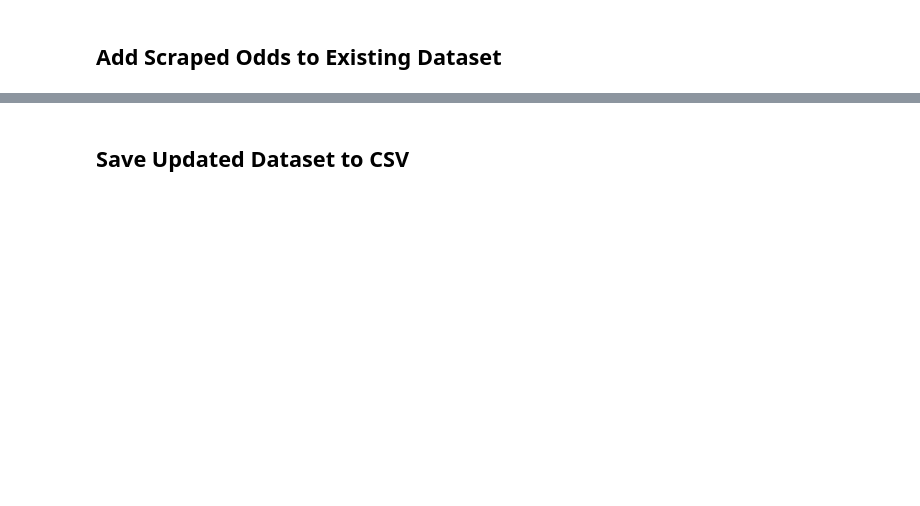
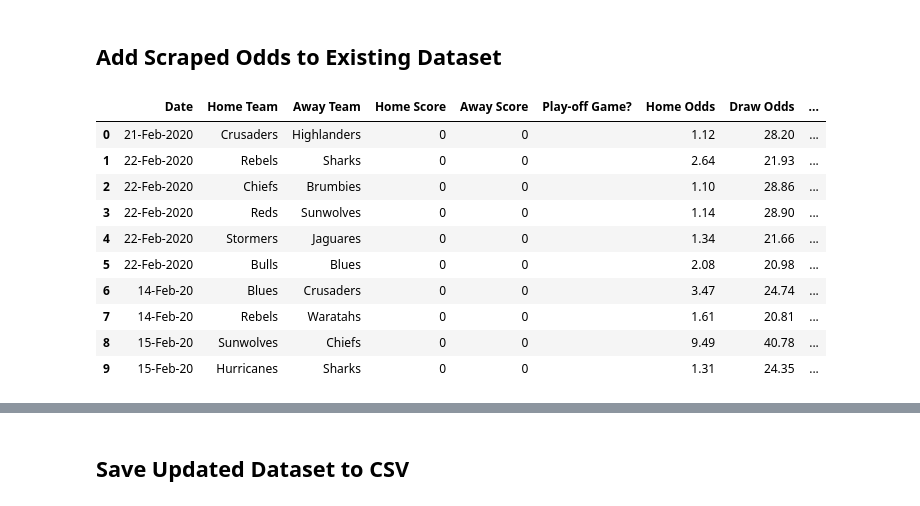
Before and after one commit to kieranbd/superrugby-predictor, a Jupyter notebook: 1_scraper.ipynb, the cells around one changed output, grey strips where cells are left out. Drawn from its saved outputs; the diff is of its cells as text; code cells hidden in the pictures; blank space fills up the shorter version.

```diff
--- a/1_scraper.ipynb
+++ b/1_scraper.ipynb
@@ -153,6 +208,18 @@ existing_dataset.head()
 # add new odds to existing
 combined_df = pd.concat([df, existing_dataset], ignore_index=True)
 # %%
-combined_df.head()
+combined_df.head(10)
+# %% [output]
+|  | Date | Home Team | Away Team | Home Score | Away Score | Play-off Game? | Home Odds | Draw Odds | ... |
+| 0 | 21-Feb-2020 | Crusaders | Highlanders | 0 | 0 |  | 1.12 | 28.20 | ... |
+| 1 | 22-Feb-2020 | Rebels | Sharks | 0 | 0 |  | 2.64 | 21.93 | ... |
+| 2 | 22-Feb-2020 | Chiefs | Brumbies | 0 | 0 |  | 1.10 | 28.86 | ... |
+| 3 | 22-Feb-2020 | Reds | Sunwolves | 0 | 0 |  | 1.14 | 28.90 | ... |
+| 4 | 22-Feb-2020 | Stormers | Jaguares | 0 | 0 |  | 1.34 | 21.66 | ... |
+| 5 | 22-Feb-2020 | Bulls | Blues | 0 | 0 |  | 2.08 | 20.98 | ... |
+| 6 | 14-Feb-20 | Blues | Crusaders | 0 | 0 |  | 3.47 | 24.74 | ... |
+| 7 | 14-Feb-20 | Rebels | Waratahs | 0 | 0 |  | 1.61 | 20.81 | ... |
+| 8 | 15-Feb-20 | Sunwolves | Chiefs | 0 | 0 |  | 9.49 | 40.78 | ... |
+| 9 | 15-Feb-20 | Hurricanes | Sharks | 0 | 0 |  | 1.31 | 24.35 | ... |
 # %%
 combined_df.shape
```
Also changed, not shown: parts of 11 cells of this notebook, 2 other files.
